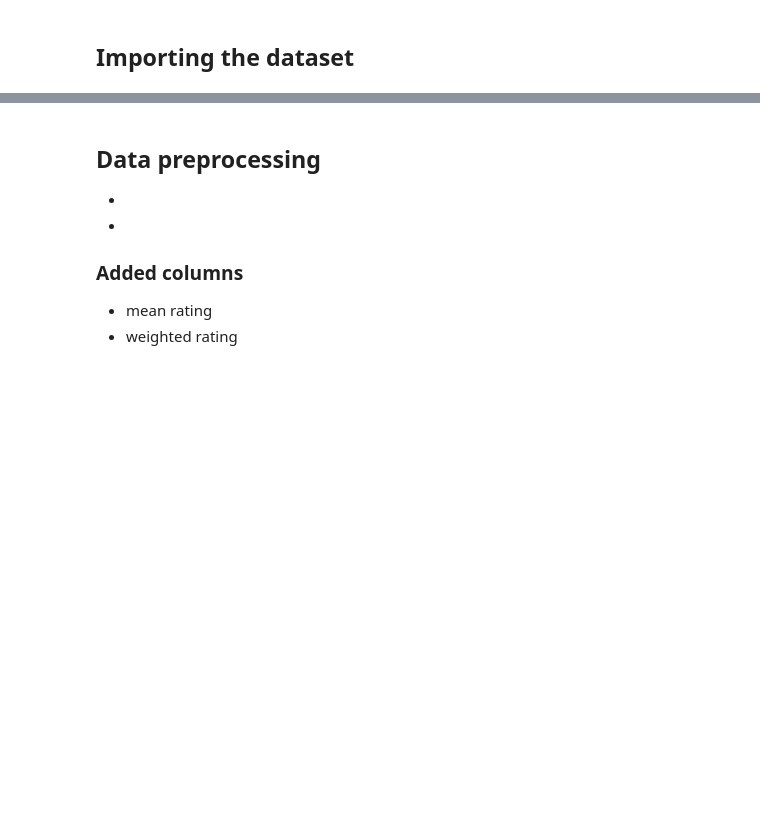
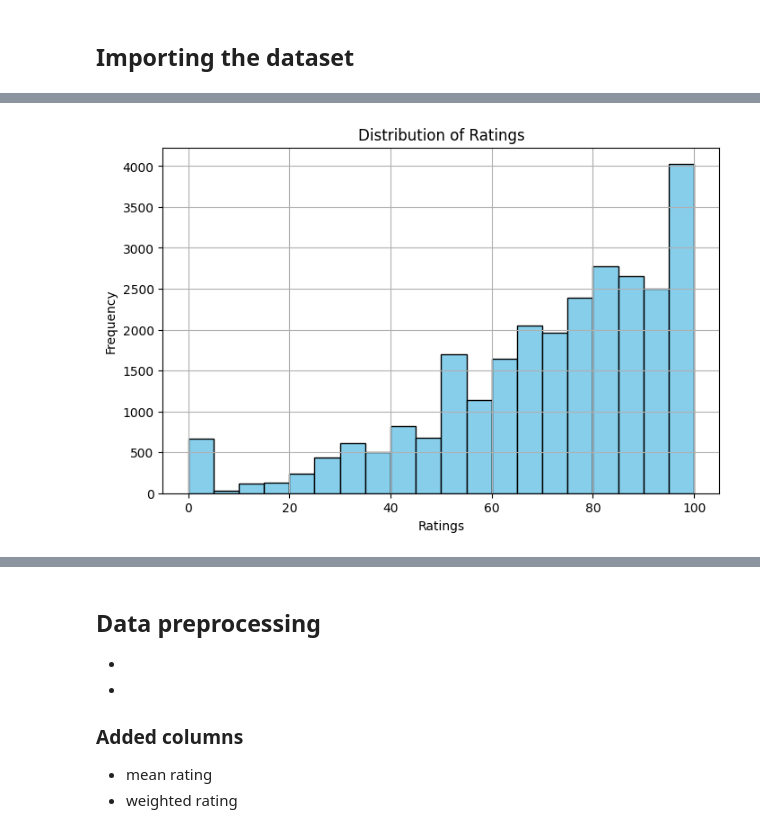
Before and after one commit to MoetazMohamed/Soen471Team30, a Jupyter notebook: soen471Project.ipynb, the cells around one changed output, grey strips where cells are left out. Cells and saved outputs as stored; diff of their text form; code cells hidden in the pictures; blank space fills up the shorter version.

Commit message:
adding more plots for the data exploration

```diff
--- a/soen471Project.ipynb
+++ b/soen471Project.ipynb
@@ -21,7 +21,7 @@ import matplotlib.pyplot as plt
 # %% [markdown]
 ## Importing the dataset
 # %%
-data  = pandas.read_csv("datasets/steam_games_2024.csv")
+data = pd.read_csv("datasets/steam_games_2024.csv")
 data.head()
 # %% [output]
 |  | appid | name | price | release_date | required_age | publishers | developers | categories | genres | ... |
@@ -32,0 +41,10 @@ data.head()
+# %%
+plt.figure(figsize=(8, 5))
+plt.hist(data['ratings'], bins=20, color='skyblue', edgecolor='black')
+plt.title('Distribution of Ratings')
+plt.xlabel('Ratings')
+plt.ylabel('Frequency')
+plt.grid(True)
+plt.show()
+# %% [output]
+[figure, added]
```
Also changed, not shown: parts of 10 cells of this notebook.
